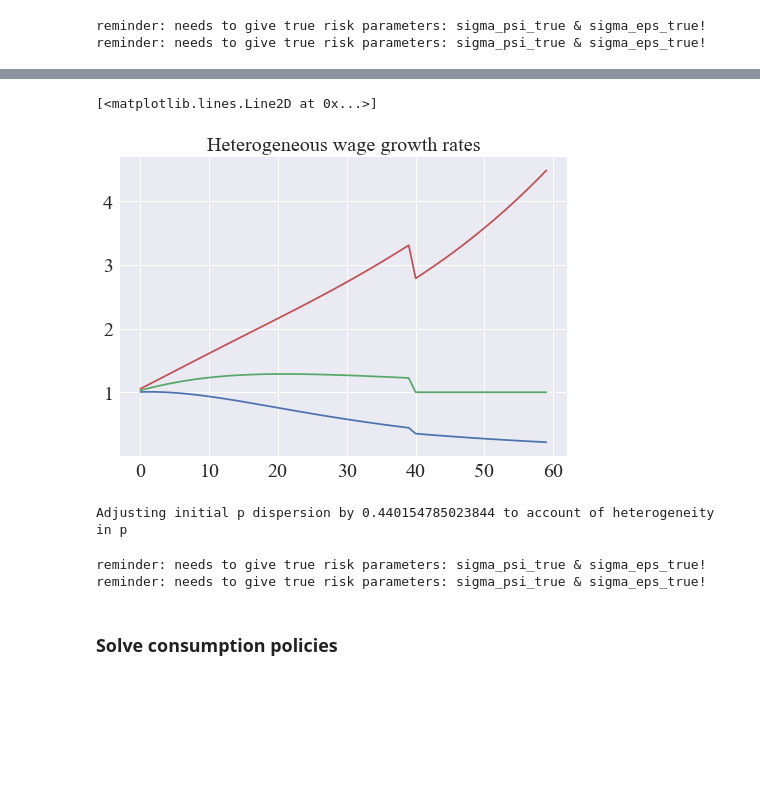
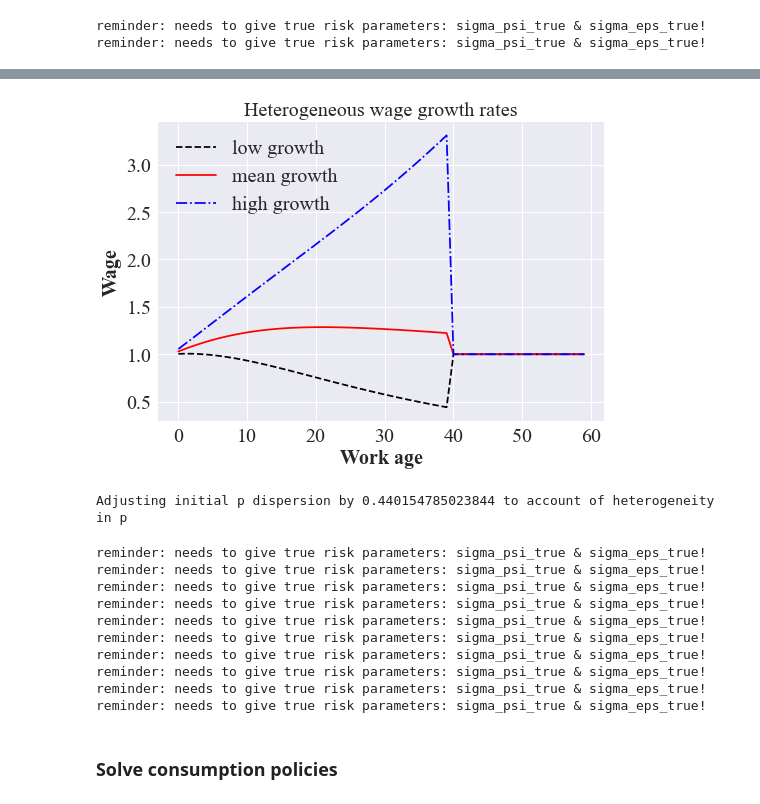
Before and after one commit to iworld1991/PIR, a Jupyter notebook: WorkingFolder/PythonCode/OLG-GE-HetroTypes.ipynb, the cells around one changed output, grey strips where cells are left out. Drawn from its saved outputs; the diff is of its cells as text; code cells hidden in the pictures; blank space fills up the shorter version.

```diff
--- a/WorkingFolder/PythonCode/OLG-GE-HetroTypes.ipynb
+++ b/WorkingFolder/PythonCode/OLG-GE-HetroTypes.ipynb
@@ -616,17 +690,34 @@ Equally probable E2E grid is [0.96350898 0.99824973 0.99998718]
-# %%
-## make deterministic profiles
-
-G_types = [lc_paras['G']-std_exp_SCE,
-           lc_paras['G'],
-           lc_paras['G']+std_exp_SCE]
-
-plt.title('Heterogeneous wage growth rates')
-plt.plot(np.cumprod(G_types[0]))
-plt.plot(np.cumprod(G_types[1]))
-plt.plot(np.cumprod(G_types[2]))
-# %% [output]
-[<matplotlib.lines.Line2D at 0x...>]
-[figure, removed]
+# %%
+## make deterministic profiles
+
+G_low_work = lc_paras['G'][:lc_paras['T']]-std_exp_SCE
+G_low = np.concatenate([G_low_work,np.ones(lc_paras['L']-lc_paras['T'])])
+G_low[lc_paras['T']] = 1/np.cumprod(G_low_work)[-1]
+
+G_high_work = lc_paras['G'][:lc_paras['T']]+std_exp_SCE
+G_high = np.concatenate([G_high_work,np.ones(lc_paras['L']-lc_paras['T'])])
+G_high[lc_paras['T']] = 1/np.cumprod(G_high_work)[-1]
+
+G_types = [G_low,
+           lc_paras['G'],
+           G_high]
+
+plt.title('Heterogeneous wage growth rates')
+plt.plot(np.cumprod(G_types[0]),
+         'k--',
+         label='low growth')
+plt.plot(np.cumprod(G_types[1]),
+         'r-',
+         label='mean growth')
+plt.plot(np.cumprod(G_types[2]),
+         'b-.',
+         label='high growth')
+plt.legend(loc=0)
+plt.xlabel('Work age')
+plt.ylabel('Wage')
+plt.savefig('../Graphs/sce/hetero_growth_rates_life_cycle.pdf')
+# %% [output]
+[figure, added]
 # %%
 ## this function turn the size of unobservable heterogeneity into an equivalent initial
 
@@ -730,6 +821,17 @@ hetero_p_t_ue_risk_types = make_3dtypes(by_list = ['sigma_psi',
                                      perfect_correlated = False
                                     )
 
+
+hetero_p_t_ue_risk_sub_types = make_3dtypes(by_list = ['sigma_psi',
+                                                   'sigma_eps',
+                                                  'P'],
+                                    vals_list = [sigma_psi_types,
+                                                 sigma_eps_types,
+                                                P_types],
+                                     perfect_correlated = False,
+                                        subjective = True
+                                    )
+
 hetero_p_t_ue_risk_G_types = make_4dtypes(by_list = ['sigma_psi',
                                                         'sigma_eps',
                                                         'P',
@@ -749,7 +851,7 @@ hetero_p_t_ue_risk_beta_types = make_4dtypes(by_list = ['sigma_psi',
                                                  sigma_eps_types,
                                                 P_types,
                                                 beta_types],
-                                     perfect_correlated = False
+                                     perfect_correlated = True
                                     )
 
 hetero_p_t_risk_sub_types = make_2dtypes(by_list = ['sigma_psi',
@@ -767,6 +869,14 @@ hetero_p_risk_beta_types = make_2dtypes(by_list = ['sigma_psi','β'],
 # %% [output]
 reminder: needs to give true risk parameters: sigma_psi_true & sigma_eps_true!
 reminder: needs to give true risk parameters: sigma_psi_true & sigma_eps_true!
+reminder: needs to give true risk parameters: sigma_psi_true & sigma_eps_true!
+reminder: needs to give true risk parameters: sigma_psi_true & sigma_eps_true!
+reminder: needs to give true risk parameters: sigma_psi_true & sigma_eps_true!
+reminder: needs to give true risk parameters: sigma_psi_true & sigma_eps_true!
+reminder: needs to give true risk parameters: sigma_psi_true & sigma_eps_true!
+reminder: needs to give true risk parameters: sigma_psi_true & sigma_eps_true!
+reminder: needs to give true risk parameters: sigma_psi_true & sigma_eps_true!
+reminder: needs to give true risk parameters: sigma_psi_true & sigma_eps_true!
 # %%
 ## addting unobserved heterogeneity in permanent income
 
```
Also changed, not shown: parts of 19 cells of this notebook, 1 other file.
